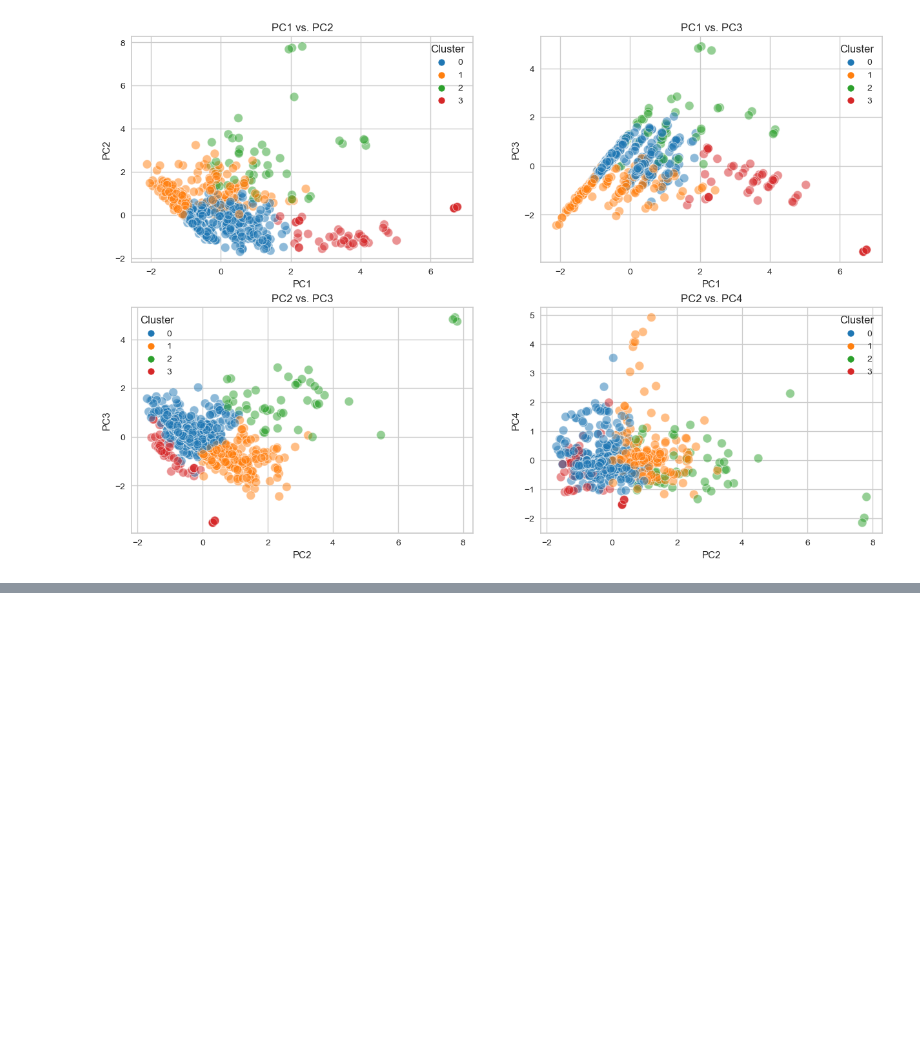
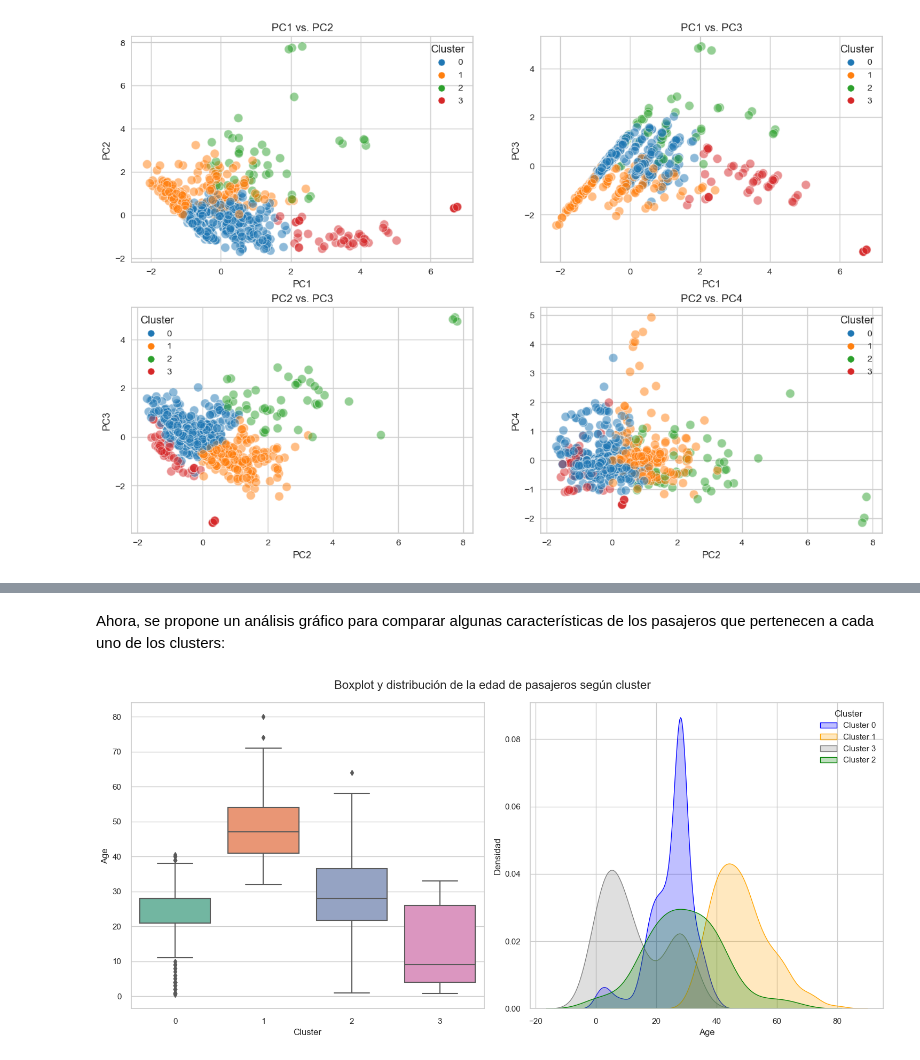
Before and after one commit to Daniel1martinez2/titanic-model-classification, a Jupyter notebook: PCA & K Means/main.ipynb, the cells around one changed output, grey strips where cells are left out. Cells and saved outputs as stored; diff of their text form; code cells hidden in the pictures; blank space fills up the shorter version.

```diff
--- a/PCA & K Means/main.ipynb
+++ b/PCA & K Means/main.ipynb
@@ -455,0 +474,5 @@ plt.show()
+# %%
+# Cruce de información
+
+df_train_PCA['Cluster']=df_pca['Cluster']
+df_train_PCA
@@ -455,0 +495,12 @@ plt.show()
+# %%
+# Filtrar las estadísticas descriptivas por cluster
+clusters = df_train_PCA['Cluster'].unique()
+statistics_by_cluster = {}
+
+for cluster in clusters:
+    cluster_data = df_train_PCA[df_train_PCA['Cluster'] == cluster]
+    statistics_by_cluster[cluster] = cluster_data.describe(include='all')
+
+# Imprimir las estadísticas descriptivas para cada cluster
+for cluster, stats in statistics_by_cluster.items():
+    print(f"Cluster {cluster} Statistics:\n", stats, "\n")
@@ -455,0 +525,32 @@ plt.show()
+# %% [markdown]
+Ahora, se propone un análisis gráfico para comparar algunas características de los pasajeros que pertenecen a cada uno de los clusters:
+# %%
+# Configuración del estilo de los gráficos
+sns.set(style="whitegrid")
+
+# Crear la figura y los subplots
+
+plt.figure(figsize=(15, 7))
+plt.suptitle("Boxplot y distribución de la edad de pasajeros según cluster", fontsize=16)
+
+# Diagrama de caja
+
+plt.subplot(1, 2, 1)
+ax = sns.boxplot(x=df_train_PCA['Cluster'], y=df_train_PCA['Age'], palette="Set2")
+plt.xlabel("Cluster")
+plt.ylabel("Age")
+
+# Distribuciones de densidad
+
+plt.subplot(1, 2, 2)
+colors = ['blue', 'orange', 'green', 'grey']
+for cluster in df_train_PCA['Cluster'].unique():
+    sns.kdeplot(df_train_PCA[df_train_PCA['Cluster'] == cluster]['Age'], shade=True, color=colors[cluster], label=f'Cluster {cluster}')
+
+plt.xlabel("Age")
+plt.ylabel("Densidad")
+plt.legend(title='Cluster')
+plt.tight_layout()
+plt.show()
+# %% [output]
+[figure, added]
```
Also changed, not shown: parts of 14 cells of this notebook.
